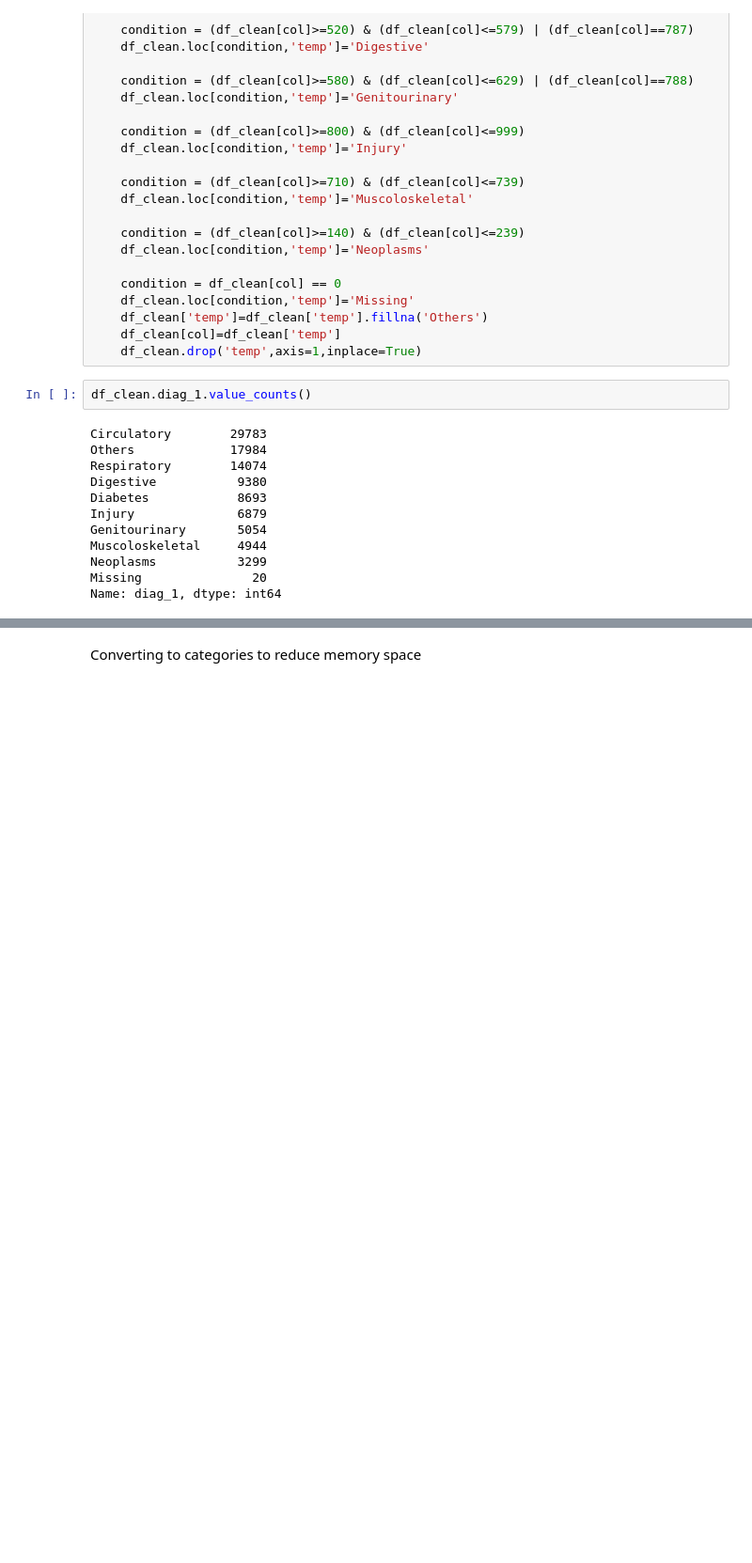
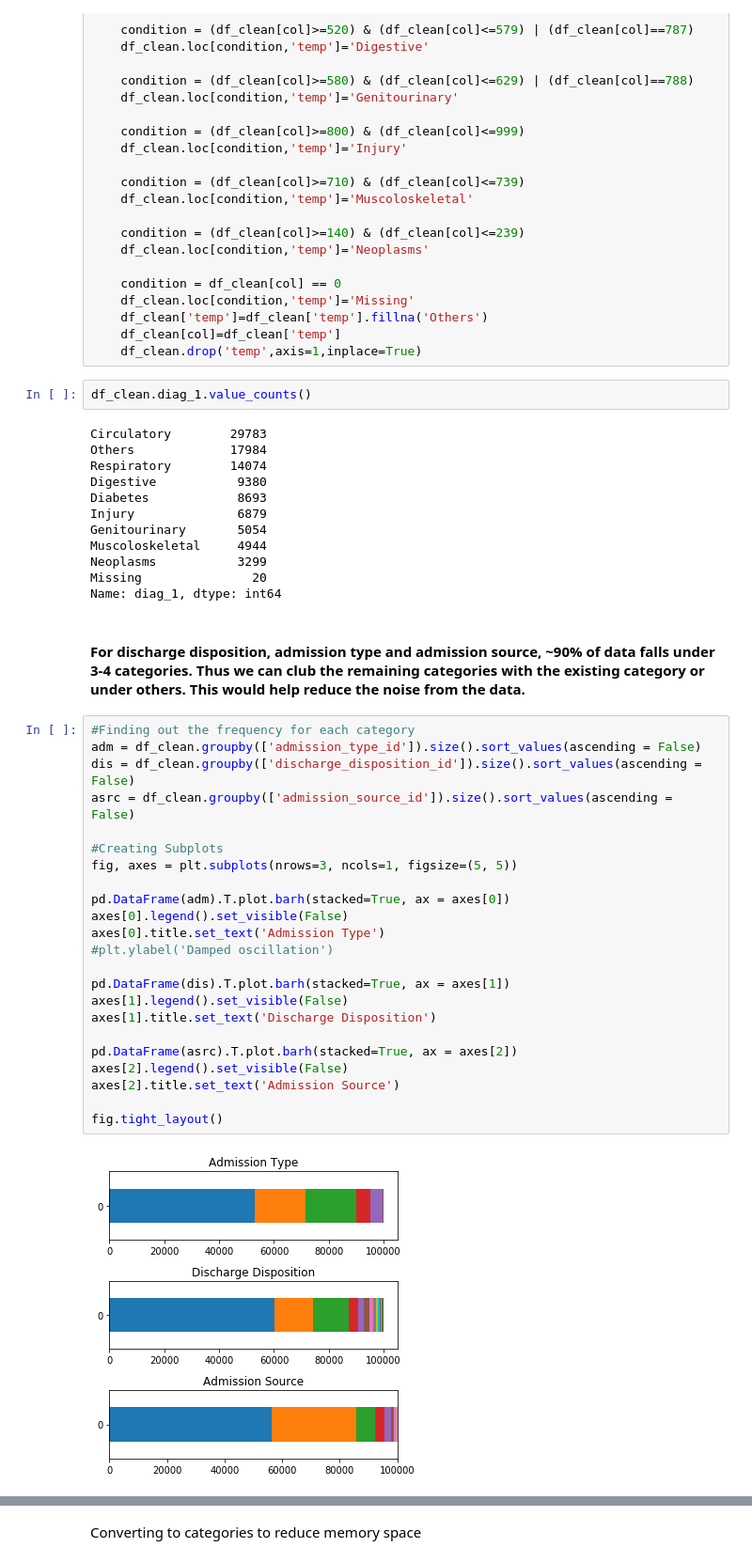
Before and after one commit to Sukhadia1/Springboard_DSC, a Jupyter notebook: Capstone Projects/Capstone Project 1 Working.ipynb, the cells around one changed output, grey strips where cells are left out. Shown: that part at 94% size. Saved outputs shown, nothing was run; the diff lists cells and outputs as text; blank space fills up the shorter version.

Commit message:
project phase 3 Data Visualization

```diff
--- a/Capstone Projects/Capstone Project 1 Working.ipynb
+++ b/Capstone Projects/Capstone Project 1 Working.ipynb
@@ -253,3 +255,30 @@ Muscoloskeletal     4944
 Neoplasms           3299
 Missing               20
 Name: diag_1, dtype: int64
+# %% [markdown]
+#### For discharge disposition, admission type and admission source, ~90% of data falls under 3-4 categories. Thus we can club the remaining categories with the existing category or under others. This would help reduce the noise from the data.
+# %%
+#Finding out the frequency for each category
+adm = df_clean.groupby(['admission_type_id']).size().sort_values(ascending = False)
+dis = df_clean.groupby(['discharge_disposition_id']).size().sort_values(ascending = False)
+asrc = df_clean.groupby(['admission_source_id']).size().sort_values(ascending = False)
+
+#Creating Subplots
+fig, axes = plt.subplots(nrows=3, ncols=1, figsize=(5, 5))
+
+pd.DataFrame(adm).T.plot.barh(stacked=True, ax = axes[0])
+axes[0].legend().set_visible(False)
+axes[0].title.set_text('Admission Type')
+#plt.ylabel('Damped oscillation')
+
+pd.DataFrame(dis).T.plot.barh(stacked=True, ax = axes[1])
+axes[1].legend().set_visible(False)
+axes[1].title.set_text('Discharge Disposition')
+
+pd.DataFrame(asrc).T.plot.barh(stacked=True, ax = axes[2])
+axes[2].legend().set_visible(False)
+axes[2].title.set_text('Admission Source')
+
+fig.tight_layout()
+# %% [output]
+[figure, added]
```
Also changed, not shown: parts of 25 cells of this notebook.
